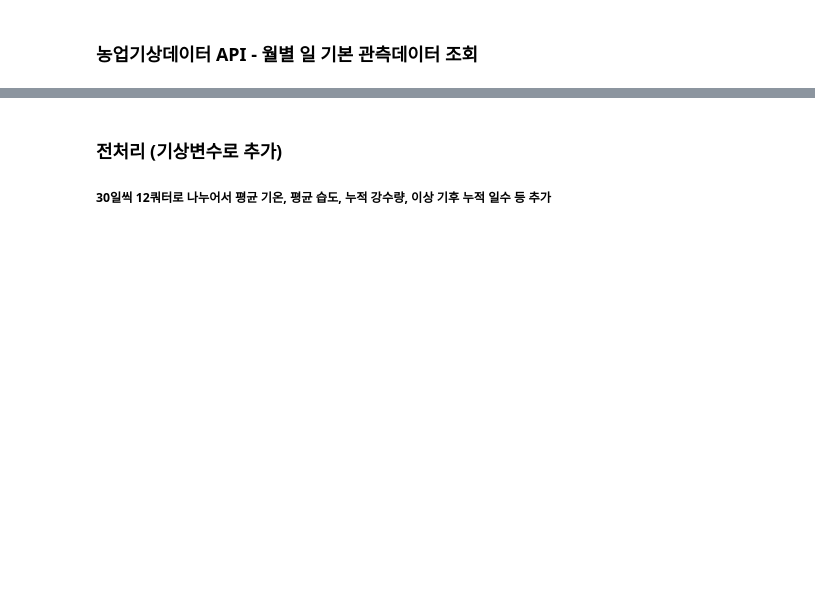
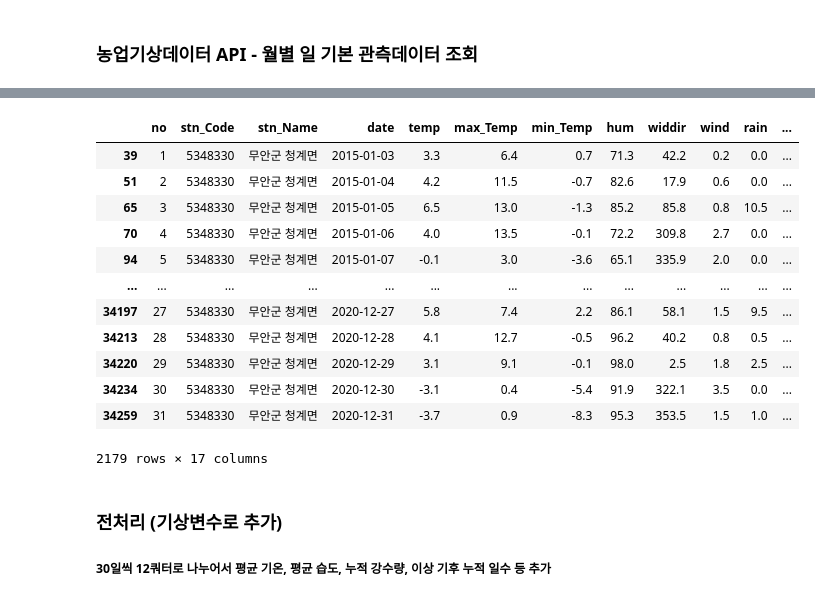
Before and after one commit to HyeonUk1504/JangbogoProject, a Jupyter notebook: develop/weather_.ipynb, the cells around one changed output, grey strips where cells are left out. Saved outputs shown, nothing was run; the diff lists cells and outputs as text; code cells hidden in the pictures; blank space fills up the shorter version.

Commit message:
weather_api_data_final

```diff
--- a/develop/weather_.ipynb
+++ b/develop/weather_.ipynb
@@ -355,7 +343,7 @@ error
 # 중복 제거
 # weather = weather.drop_duplicates().reset_index(drop=True)
 # weather
-weather = pd.read_csv('C:\JanbogoProject2\JangbogoProject\data\weather.csv')
+weather = pd.read_csv('C:\JanbogoProject2\JangbogoProject\data\weather_op.csv')
 weather
 # %% [output]
 |  | no | stn_Code | stn_Name | date | temp | max_Temp | min_Temp | hum | widdir | wind | rain | ... |
@@ -371,6 +359,22 @@ weather
 | 34261 | 31 | 269811A001 | 철원군 동송읍 | 2020-12-31 | -11.2 | -5.5 | -16.9 | 43.0 | 250.6 | 2.3 | 0.0 | ... |
 | 34262 | 31 | 635821A001 | 창녕군 대지면 | 2020-12-31 | -4.5 | 1.3 | -10.2 | 51.5 | 9.5 | 1.6 | 0.0 | ... |
 34263 rows × 17 columns
+# %%
+weather[weather.stn_Code.apply(lambda x : True if len(x) < 10 else False)]
+# %% [output]
+|  | no | stn_Code | stn_Name | date | temp | max_Temp | min_Temp | hum | widdir | wind | rain | ... |
+| 39 | 1 | 5348330 | 무안군 청계면 | 2015-01-03 | 3.3 | 6.4 | 0.7 | 71.3 | 42.2 | 0.2 | 0.0 | ... |
+| 51 | 2 | 5348330 | 무안군 청계면 | 2015-01-04 | 4.2 | 11.5 | -0.7 | 82.6 | 17.9 | 0.6 | 0.0 | ... |
+| 65 | 3 | 5348330 | 무안군 청계면 | 2015-01-05 | 6.5 | 13.0 | -1.3 | 85.2 | 85.8 | 0.8 | 10.5 | ... |
+| 70 | 4 | 5348330 | 무안군 청계면 | 2015-01-06 | 4.0 | 13.5 | -0.1 | 72.2 | 309.8 | 2.7 | 0.0 | ... |
+| 94 | 5 | 5348330 | 무안군 청계면 | 2015-01-07 | -0.1 | 3.0 | -3.6 | 65.1 | 335.9 | 2.0 | 0.0 | ... |
+| ... | ... | ... | ... | ... | ... | ... | ... | ... | ... | ... | ... | ... |
+| 34197 | 27 | 5348330 | 무안군 청계면 | 2020-12-27 | 5.8 | 7.4 | 2.2 | 86.1 | 58.1 | 1.5 | 9.5 | ... |
+| 34213 | 28 | 5348330 | 무안군 청계면 | 2020-12-28 | 4.1 | 12.7 | -0.5 | 96.2 | 40.2 | 0.8 | 0.5 | ... |
+| 34220 | 29 | 5348330 | 무안군 청계면 | 2020-12-29 | 3.1 | 9.1 | -0.1 | 98.0 | 2.5 | 1.8 | 2.5 | ... |
+| 34234 | 30 | 5348330 | 무안군 청계면 | 2020-12-30 | -3.1 | 0.4 | -5.4 | 91.9 | 322.1 | 3.5 | 0.0 | ... |
+| 34259 | 31 | 5348330 | 무안군 청계면 | 2020-12-31 | -3.7 | 0.9 | -8.3 | 95.3 | 353.5 | 1.5 | 1.0 | ... |
+2179 rows × 17 columns
 # %%
 # dtype변환(object --> float)
 for col in weather.columns[4:] :
```
Also changed, not shown: parts of 12 cells of this notebook.
